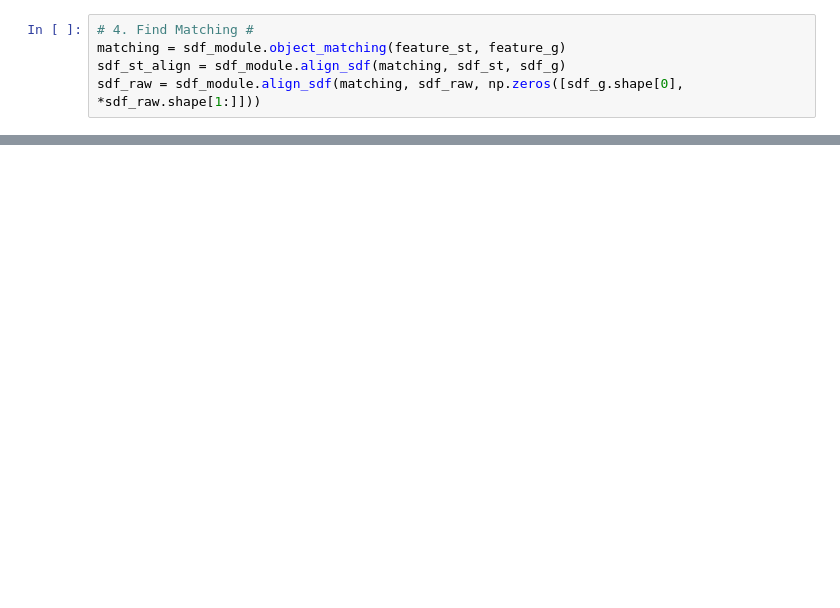
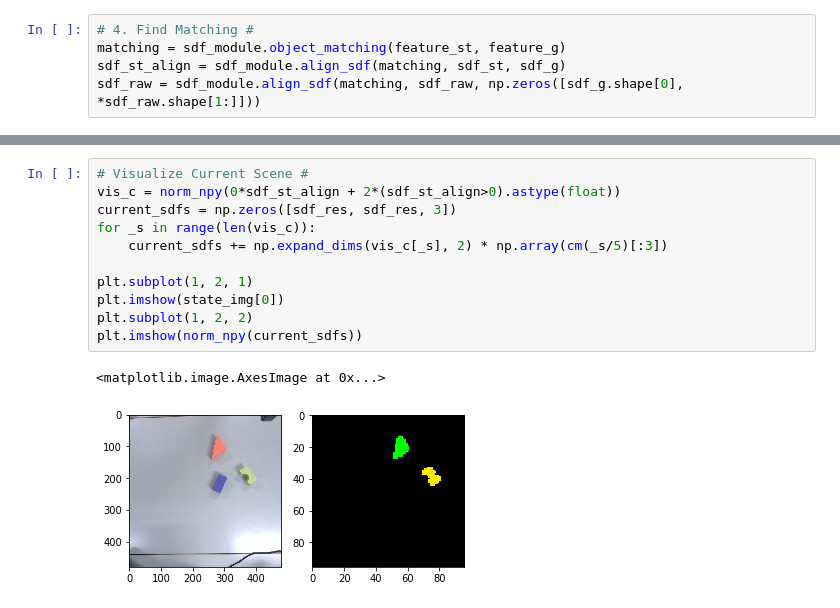
Before and after one commit to hogunkee/ur5_manipulation, a Jupyter notebook: realrobot/test_sdfgcn.ipynb, the cells around one changed output, grey strips where cells are left out. Drawn from its saved outputs; the diff is of its cells as text; blank space fills up the shorter version.

```diff
--- a/realrobot/test_sdfgcn.ipynb
+++ b/realrobot/test_sdfgcn.ipynb
@@ -107,3 +114,17 @@ plt.imshow(norm_npy(current_sdfs))
+# %%
+# Visualize Current Scene #
+vis_c = norm_npy(0*sdf_st_align + 2*(sdf_st_align>0).astype(float))
+current_sdfs = np.zeros([sdf_res, sdf_res, 3])
+for _s in range(len(vis_c)):
+    current_sdfs += np.expand_dims(vis_c[_s], 2) * np.array(cm(_s/5)[:3])
+
+plt.subplot(1, 2, 1)
+plt.imshow(state_img[0])
+plt.subplot(1, 2, 2)
+plt.imshow(norm_npy(current_sdfs))
+# %% [output]
+<matplotlib.image.AxesImage at 0x...>
+[figure, added]
 # %%
 # 5. Get Action #
 action, q_map = get_rulebased_action(env, max_blocks, None, state_img[1], sdf_raw, \
```
Also changed, not shown: parts of 12 cells of this notebook, 3 other files.
